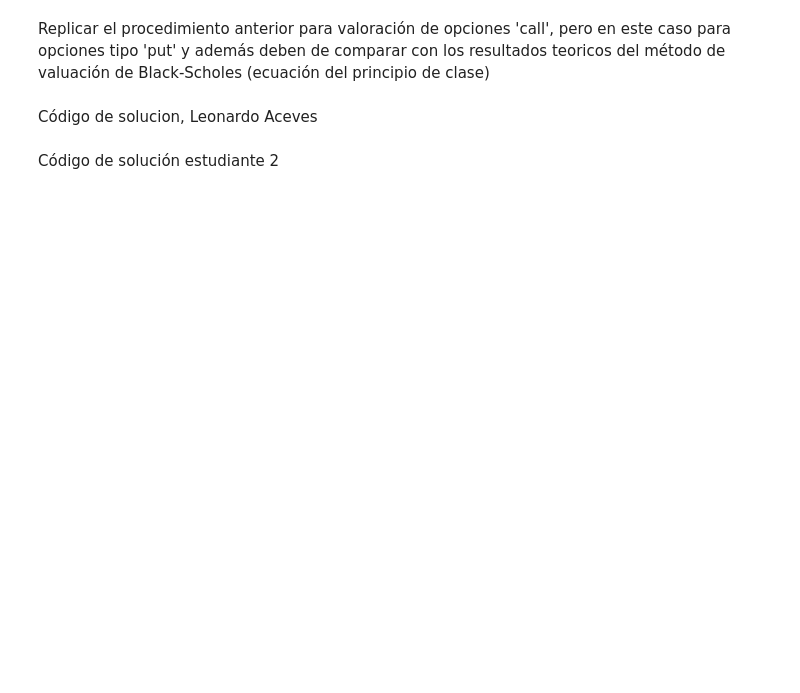
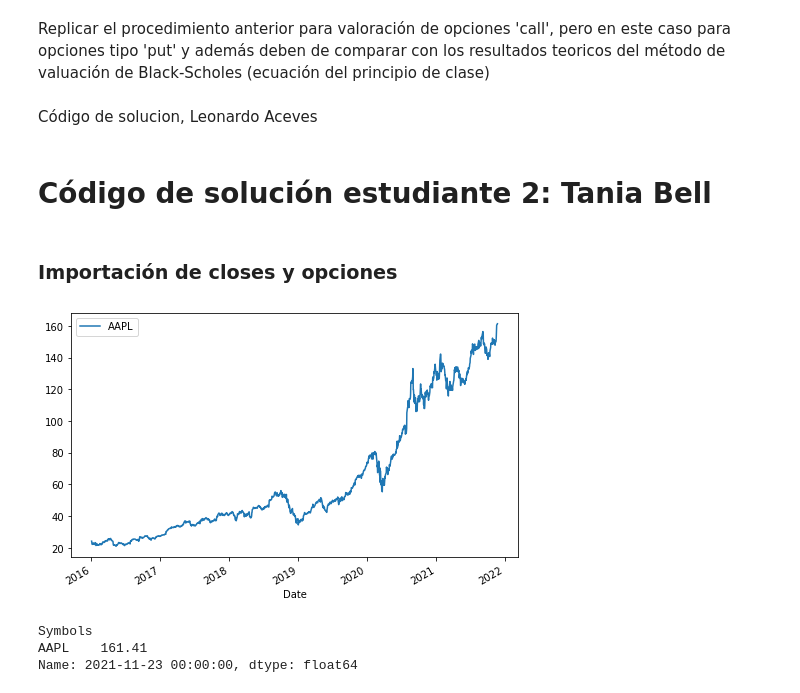
Before and after one commit to leonardoaceves/Tarea8_JLACEVES_TNICHOLLS, a Jupyter notebook: Tarea8_JLACEVES_TNICHOLLS.ipynb, the cells around one changed output. Drawn from its saved outputs; the diff is of its cells as text; code cells hidden in the pictures; blank space fills up the shorter version.

Commit message:
Respuesta Tania

```diff
--- a/Tarea8_JLACEVES_TNICHOLLS.ipynb
+++ b/Tarea8_JLACEVES_TNICHOLLS.ipynb
@@ -35,4 +43,6 @@ def options_yf(ticker):
     calls, puts = stock.option_chain(stock.options[0])
     return calls, puts
 # %% [markdown]
-Código de solución estudiante 2
+# Código de solución estudiante 2: Tania Bell
+# %% [markdown]
+### Importación de closes y opciones
@@ -38,0 +104,17 @@ Código de solución estudiante 2
+# %%
+# importamos cierres diarios de la empresa
+ticker = ['AAPL']
+start_date = '2016-01-01'
+
+closes_aapl = get_adj_closes(ticker, start_date)
+closes_aapl.plot(figsize=(8,5));
+plt.legend(ticker);
+# %% [output]
+[figure, added]
+# %%
+#ultimo cierre de la empresa
+closes_aapl.iloc[-1]
+# %% [output]
+Symbols
+AAPL    161.41
+Name: 2021-11-23 00:00:00, dtype: float64
```
Also changed, not shown: parts of 58 cells of this notebook.
